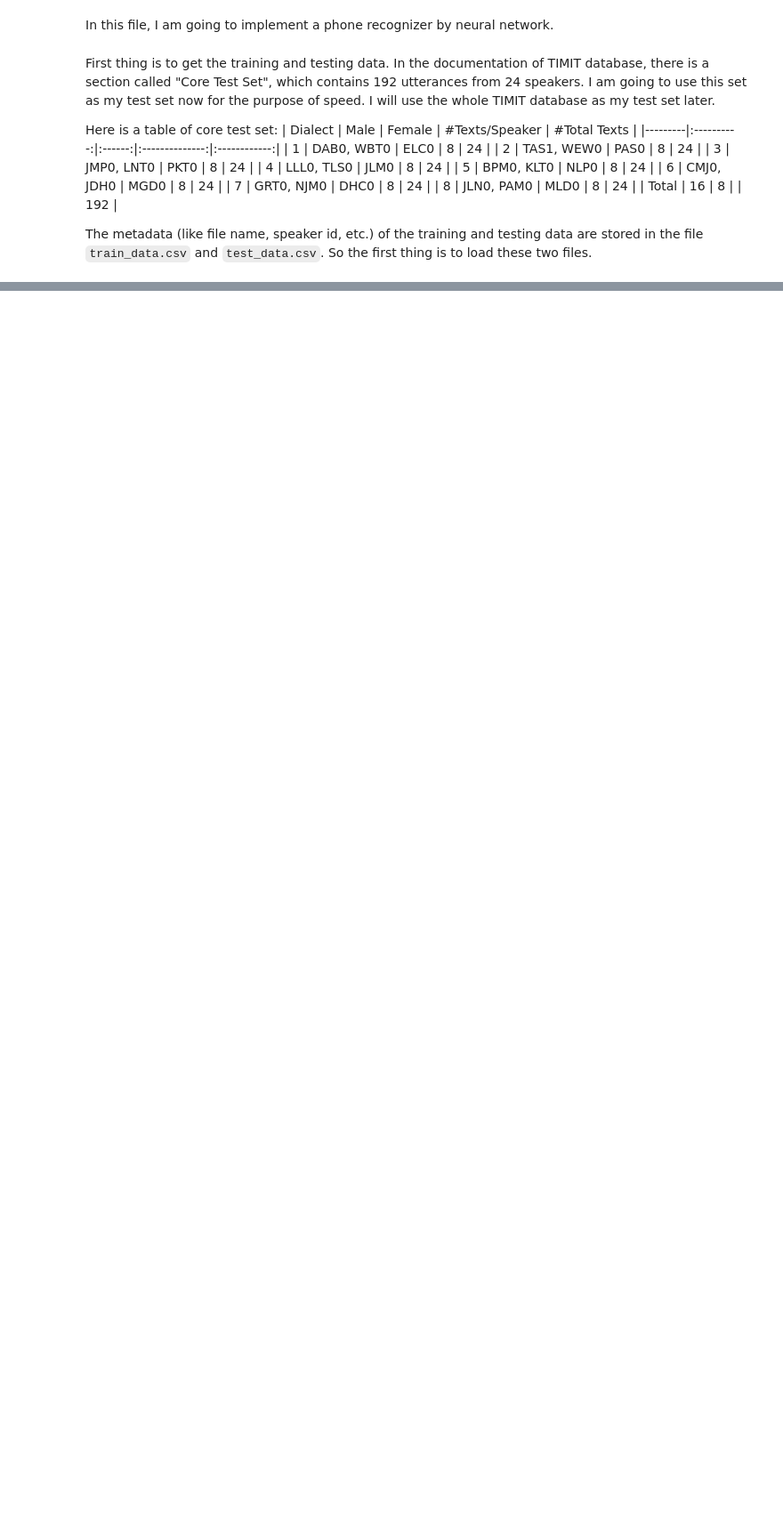
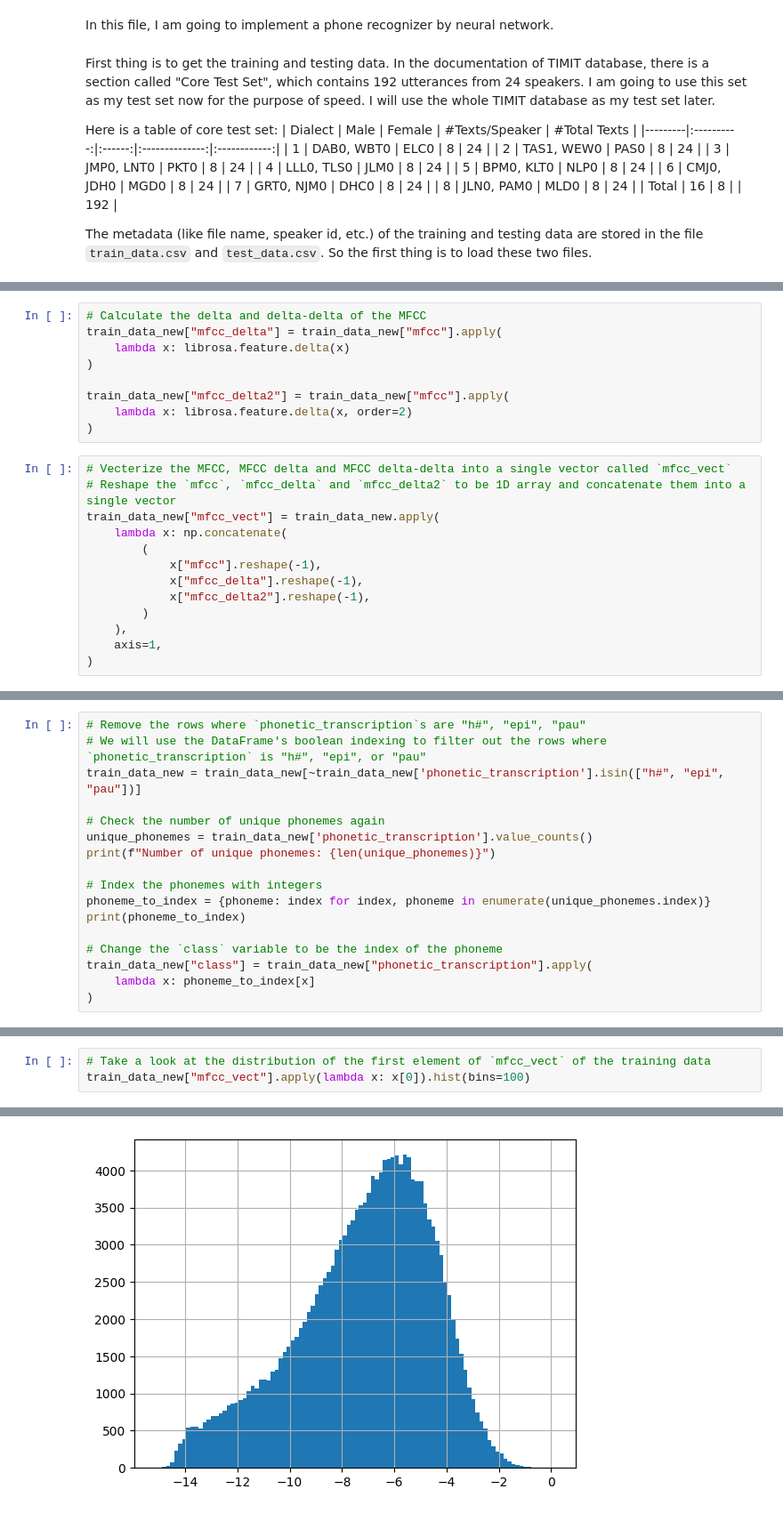
Before and after one commit to zhu-yifang/Yifang-thesis, a Jupyter notebook: jupyter/neural_network.ipynb, the cells around one changed output, grey strips where cells are left out. Shown: that part at 89% size. Drawn from its saved outputs; the diff is of its cells as text; blank space fills up the shorter version.

```diff
--- a/jupyter/neural_network.ipynb
+++ b/jupyter/neural_network.ipynb
@@ -57,0 +259,22 @@ Since we only care about phonetic information, the only file types we care are `
+# %%
+# Calculate the delta and delta-delta of the MFCC
+train_data_new["mfcc_delta"] = train_data_new["mfcc"].apply(
+    lambda x: librosa.feature.delta(x)
+)
+
+train_data_new["mfcc_delta2"] = train_data_new["mfcc"].apply(
+    lambda x: librosa.feature.delta(x, order=2)
+)
+# %%
+# Vecterize the MFCC, MFCC delta and MFCC delta-delta into a single vector called `mfcc_vect`
+# Reshape the `mfcc`, `mfcc_delta` and `mfcc_delta2` to be 1D array and concatenate them into a single vector
+train_data_new["mfcc_vect"] = train_data_new.apply(
+    lambda x: np.concatenate(
+        (
+            x["mfcc"].reshape(-1),
+            x["mfcc_delta"].reshape(-1),
+            x["mfcc_delta2"].reshape(-1),
+        )
+    ),
+    axis=1,
+)
@@ -57,0 +319,17 @@ Since we only care about phonetic information, the only file types we care are `
+# %%
+# Remove the rows where `phonetic_transcription`s are "h#", "epi", "pau"
+# We will use the DataFrame's boolean indexing to filter out the rows where `phonetic_transcription` is "h#", "epi", or "pau"
+train_data_new = train_data_new[~train_data_new['phonetic_transcription'].isin(["h#", "epi", "pau"])]
+
+# Check the number of unique phonemes again
+unique_phonemes = train_data_new['phonetic_transcription'].value_counts()
+print(f"Number of unique phonemes: {len(unique_phonemes)}")
+
+# Index the phonemes with integers
+phoneme_to_index = {phoneme: index for index, phoneme in enumerate(unique_phonemes.index)}
+print(phoneme_to_index)
+
+# Change the `class` variable to be the index of the phoneme
+train_data_new["class"] = train_data_new["phonetic_transcription"].apply(
+    lambda x: phoneme_to_index[x]
+)
@@ -57,0 +435,4 @@ Since we only care about phonetic information, the only file types we care are `
+# %%
+# Take a look at the distribution of the first element of `mfcc_vect` of the training data
+train_data_new["mfcc_vect"].apply(lambda x: x[0]).hist(bins=100)
+# %% [output]
@@ -57,0 +440 @@ Since we only care about phonetic information, the only file types we care are `
+[figure, added]
```
Also changed, not shown: parts of 39 cells of this notebook.
